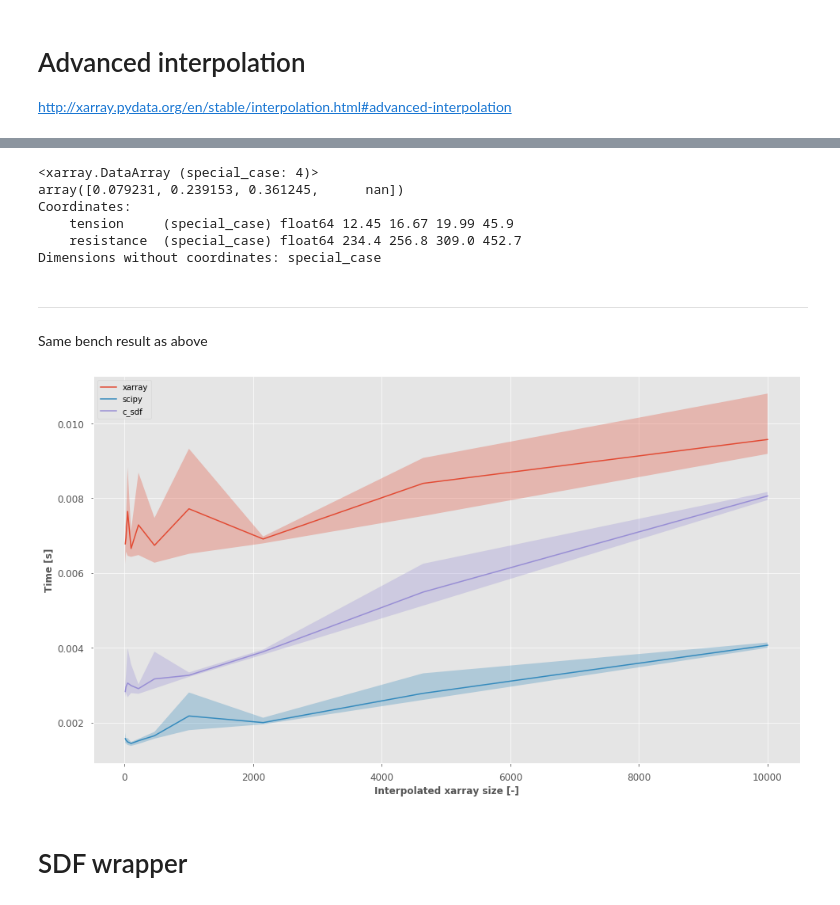
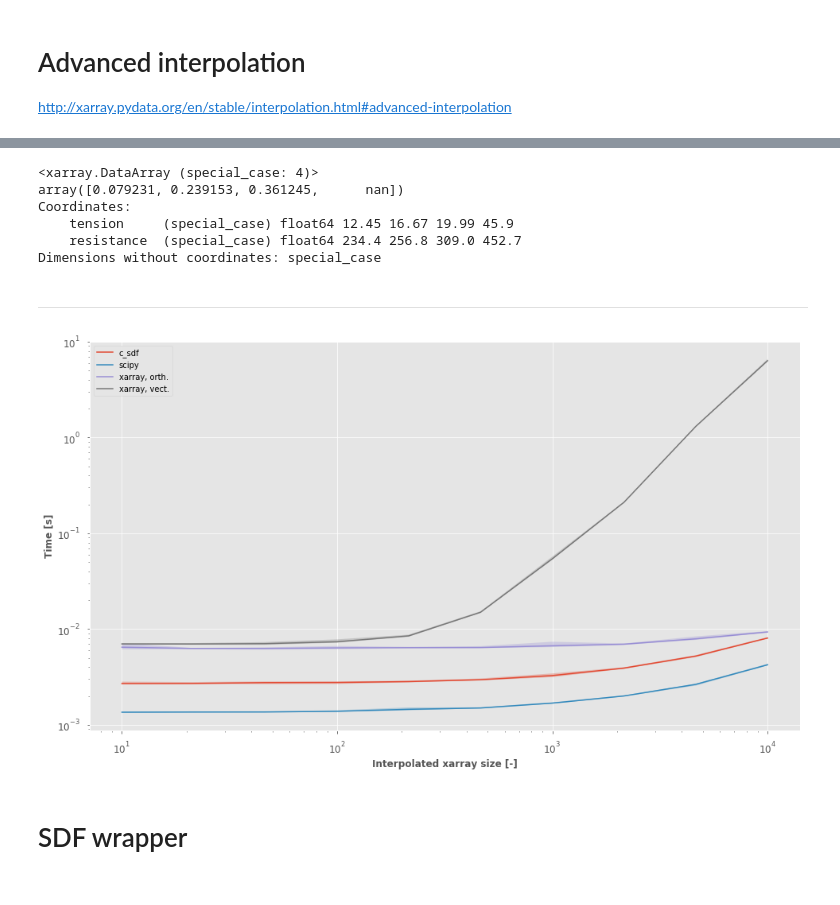
Before and after one commit to fesaille/interp, a Jupyter notebook: interpolation.ipynb, the cells around one changed output, grey strips where cells are left out. Drawn from its saved outputs; the diff is of its cells as text; code cells hidden in the pictures.

```diff
--- a/interpolation.ipynb
+++ b/interpolation.ipynb
@@ -118,13 +119,15 @@ with plt.style.context('ggplot'):
 # %% [markdown]
 # Nano bench on 2D-array: SDF, scipy, xarray interpolation
 # %%
-res = {'xarray': [], 'scipy' : [], 'c_sdf' : []}
+res = defaultdict(list)
 
 interpolation_size = np.logspace(1, 3, num=10, dtype=np.int64)
 
 for size in interpolation_size:
-    new_tension = arr.tension[0].data + np.random.random_sample(size=size) * (arr.tension[-1].data - arr.tension[0].data)
-    new_resistance = arr.resistance[0].data + np.random.random_sample(size=size) * (arr.resistance[-1].data - arr.resistance[0].data)
+    new_tension = arr.tension[0].data + np.random.random_sample(size=size) *\
+        (arr.tension[-1].data - arr.tension[0].data)
+    new_resistance = arr.resistance[0].data + np.random.random_sample(size=size) *\
+        (arr.resistance[-1].data - arr.resistance[0].data)
 
     x, y = [a.ravel() for a in np.meshgrid(new_tension, new_resistance)]
 
@@ -154,7 +157,7 @@ with plt.style.context('ggplot'):
     fig = plt.figure(figsize=(16,9))
     fig.add_subplot(111, xlabel="Interpolated xarray size [-]", ylabel="Time [s]", xscale='log', yscale='log')
 
-    for k in res:
+    for k in sorted(res):
         plt.plot(interpolation_size ** 2, [t.average for t in res[k]], label=k)
         plt.fill_between(interpolation_size ** 2, [t.best for t in res[k]], [t.worst for t in res[k]], alpha=0.3)
 
@@ -188,50 +171,58 @@ Coordinates:
 # %%
 tension = xr.DataArray([12.45, 16.67, 19.9934, 45.9], dims="special_case")
 resistance = xr.DataArray([234.4, 256.8, 309, 452.738], dims="special_case")
+
+arr.interp(tension=tension, resistance=resistance)
+# %% [output]
+<xarray.DataArray (special_case: 4)>
+array([0.079231, 0.239153, 0.361245,      nan])
+Coordinates:
+    tension     (special_case) float64 12.45 16.67 19.99 45.9
+    resistance  (special_case) float64 234.4 256.8 309.0 452.7
+Dimensions without coordinates: special_case
-# %%
-arr.interp(tension=tension, resistance=resistance)
-# %% [output]
-<xarray.DataArray (special_case: 4)>
-array([0.079231, 0.239153, 0.361245,      nan])
-Coordinates:
-    tension     (special_case) float64 12.45 16.67 19.99 45.9
-    resistance  (special_case) float64 234.4 256.8 309.0 452.7
-Dimensions without coordinates: special_case
-# %% [markdown]
-<hr/>
-Same bench result as above
+# %% [markdown]
+<hr/>
 # %%
-res = {'xarray': [], 'scipy' : [], 'c_sdf' : []}
+res_adv = defaultdict(list)
 
 interpolation_size = np.logspace(1, 4, num=10, dtype=np.int64)
 
 for size in interpolation_size:
-    new_tension = xr.DataArray(arr.tension[0].data + np.random.random_sample(size=size) * (arr.tension[-1].data - arr.tension[0].data), dims="bench")
-    new_resistance = xr.DataArray(arr.resistance[0].data + np.random.random_sample(size=size) * (arr.resistance[-1].data - arr.resistance[0].data), dims="bench")
+    new_tension = xr.DataArray(arr.tension[0].data + np.random.random_sample(size=size) *
+                               (arr.tension[-1].data - arr.tension[0].data), dims="bench")
+    new_resistance = xr.DataArray(arr.resistance[0].data + np.random.random_sample(size=size) *
+                                  (arr.resistance[-1].data - arr.resistance[0].data), dims="bench")
 
     # scipy
     res_scipy = %timeit -qo scipy_interp(new_tension, new_resistance)
-    res['scipy'].append(res_scipy)
+    res_adv['scipy'].append(res_scipy)
 
     # xarray
-    res_xr = %timeit -qo arr.interp(tension=new_tension, resistance=new_resistance)
-    res['xarray'].append(res_xr)
+    res_xr_orth = %timeit -qo arr.interp(tension=new_tension, resistance=new_resistance)
+    res_adv['xarray, orth.'].append(res_xr_orth)
+
+    # xarray
+    res_xr_vect = %timeit -qo arr.interp(tension=new_tension).interp(resistance=new_resistance)
+    res_adv['xarray, vect.'].append(res_xr_vect)
 
     # sdf
     res_c_sdf = %timeit -qo sdf_interp(new_tension, new_resistance)
-    res['c_sdf'].append(res_c_sdf)
+    res_adv['c_sdf'].append(res_c_sdf)
 # %%
 with plt.style.context('ggplot'):
     fig = plt.figure(figsize=(16,9))
-    fig.add_subplot(111, xlabel="Interpolated xarray size [-]", ylabel="Time [s]")
+    fig.add_subplot(111, xlabel="Interpolated xarray size [-]", ylabel="Time [s]", xscale='log', yscale='log')
 
-    for k in res:
-        plt.plot(interpolation_size, [t.average for t in res[k]], label=k)
-        plt.fill_between(interpolation_size, [t.best for t in res[k]], [t.worst for t in res[k]], alpha=0.3)
+    for k in sorted(res_adv):
+        plt.plot(interpolation_size, [t.average for t in res_adv[k]], label=k)
+        plt.fill_between(interpolation_size,
+                         [t.best for t in res_adv[k]],
+                         [t.worst for t in res_adv[k]],
+                         alpha=0.3)
 
     plt.legend(loc=2)
 # %% [output]
-[figure, old version]
+[figure, new version]
 # %% [markdown]
 # SDF wrapper
 # %%
```
Also changed, not shown: parts of 7 cells of this notebook.
